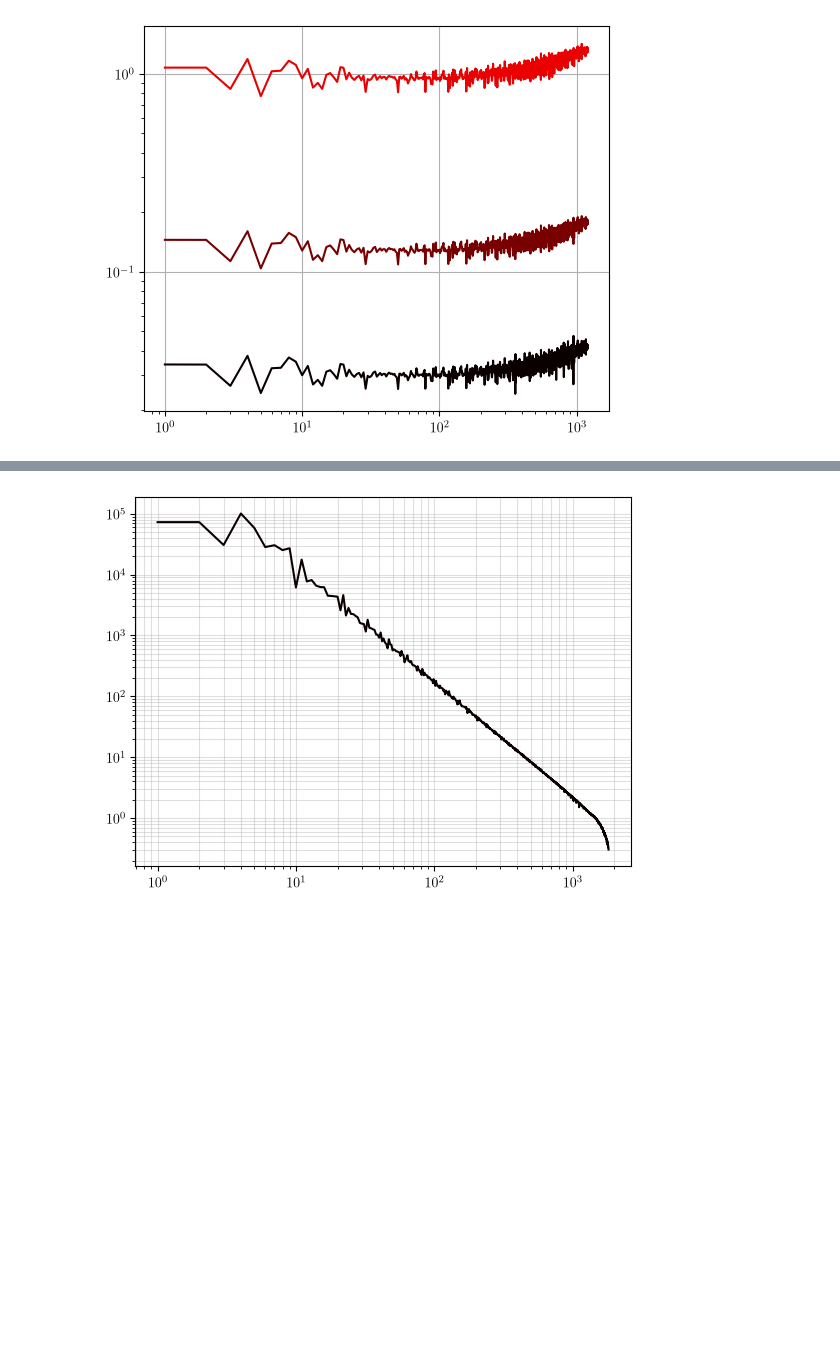
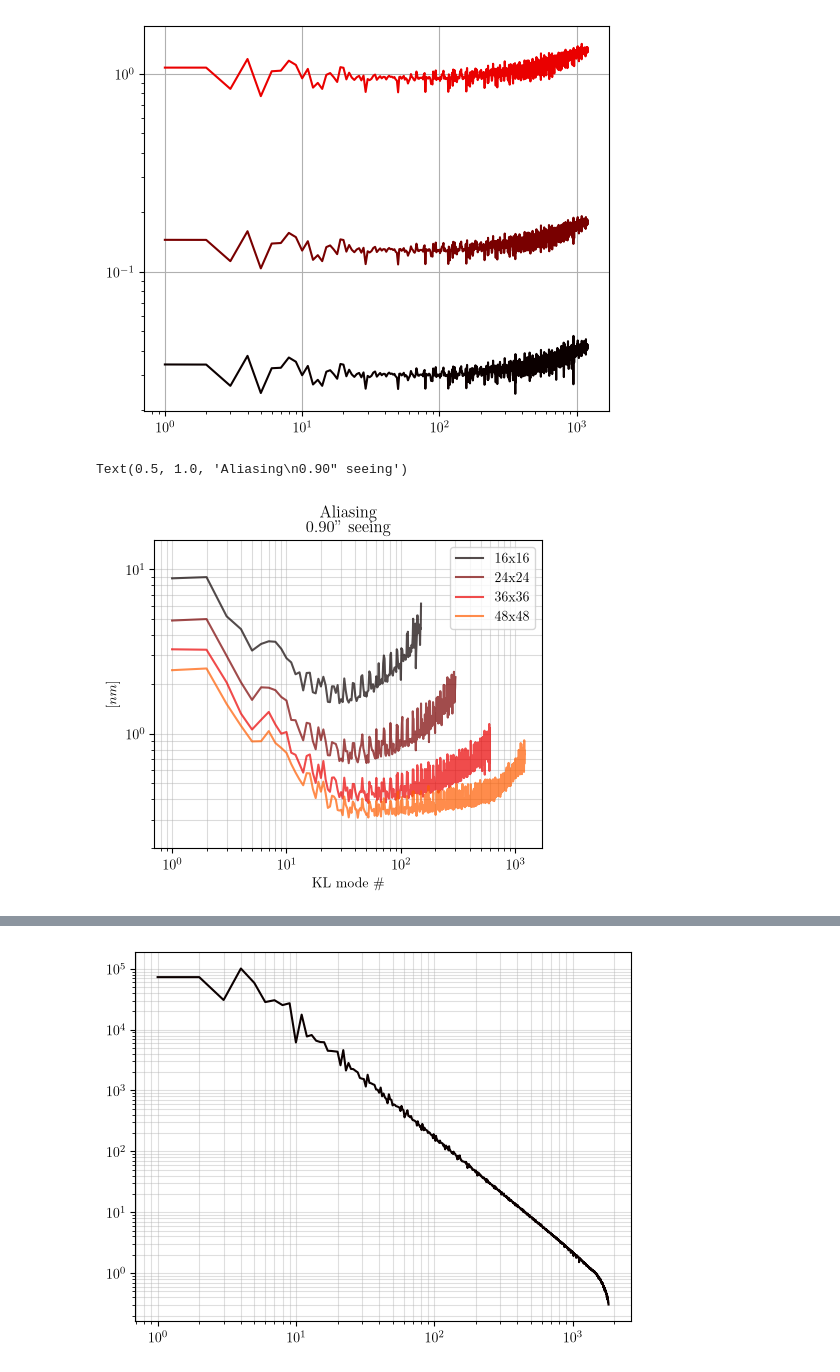
Before and after one commit to Menessao/SPECULA, a Jupyter notebook: config/RISTRETTO/errorBudgetPlots.ipynb, the cells around one changed output, grey strips where cells are left out. Drawn from its saved outputs; the diff is of its cells as text; code cells hidden in the pictures; blank space fills up the shorter version.

```diff
--- a/config/RISTRETTO/errorBudgetPlots.ipynb
+++ b/config/RISTRETTO/errorBudgetPlots.ipynb
@@ -78,3 +76,26 @@ plt.loglog(x,np.sqrt(shot_cov/(0.1*Nphot)+ron_cov*RON/(0.1*Nphot)**2))
 plt.grid()
 # %% [output]
 [figure]
+# %%
+rmods_vec = np.array([0,1,2,3])
+seeing_vec = np.array([0.9])
+
+rMod = 3
+seeing = 0.9
+n_subaps_vec = np.array([16,24,36,48])
+nmodes_vec = np.array([150,300,600,1200])
+
+plt.figure(figsize=(5,4))
+for n_subap,N in zip(n_subaps_vec,nmodes_vec):
+    x = np.arange(N)+1
+    alias = fits.getdata(op.join(root_dir,'aliasing',f'pyr{rMod:1.1f}_{n_subap:.0f}x{n_subap:.0f}_s{seeing:1.2f}_{N}modes_alias.fits'))
+    plt.loglog(x,alias,label=f'{n_subap:1.0f}x{n_subap:1.0f}',alpha=0.7)
+plt.grid(which='both',alpha=0.4)
+plt.legend(loc='best')#,title='$r_{Mod}$')
+plt.ylim([0.2,15])
+plt.ylabel('[$nm$]')
+plt.xlabel(r'KL mode \#')
+plt.title(f'Aliasing\n{seeing:1.2f}" seeing')
+# %% [output]
+Text(0.5, 1.0, 'Aliasing\n0.90" seeing')
+[figure, added]
```
Also changed, not shown: parts of 6 cells of this notebook, 9 other files.
